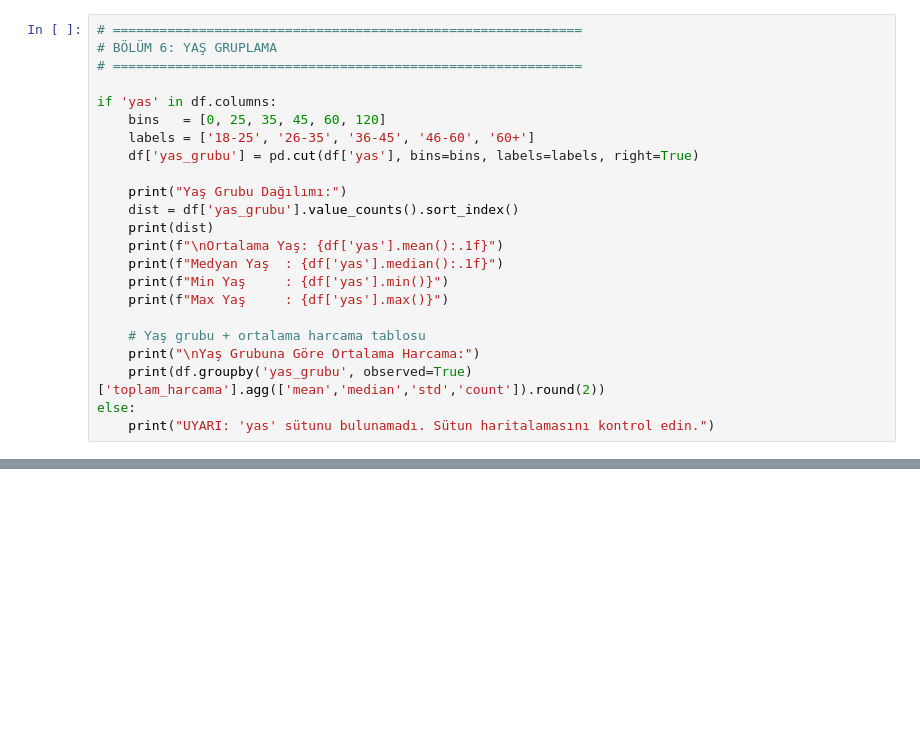
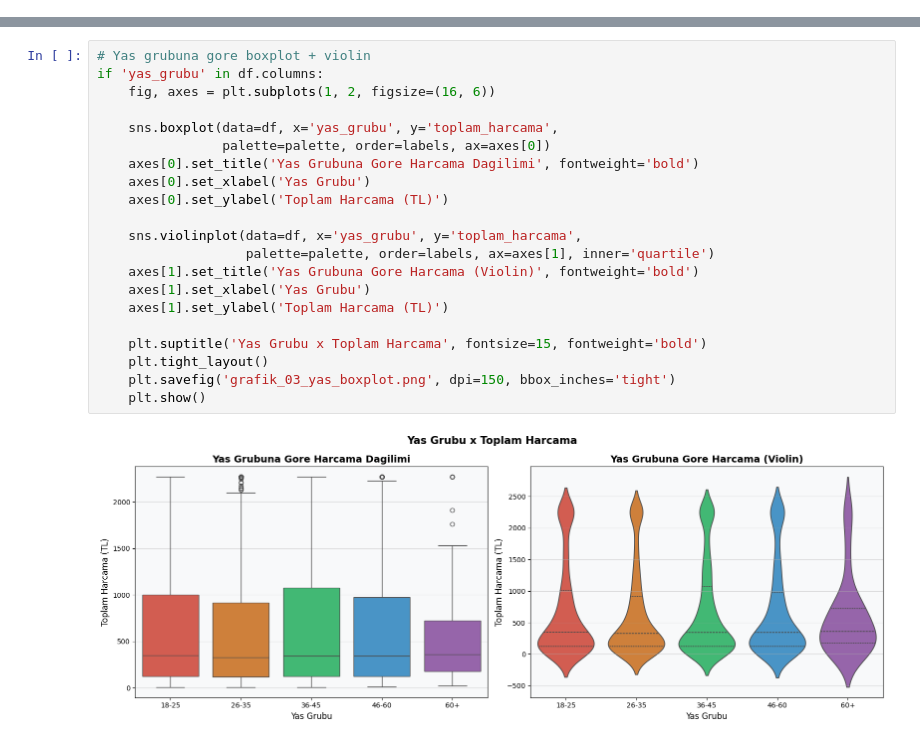
Before and after one commit to sumeyyeyoldas/P-U-PROJECT, a Jupyter notebook: musteri_harcama_analizi.ipynb, the cells around one changed output, grey strips where cells are left out. Saved outputs shown, nothing was run; the diff lists cells and outputs as text; blank space fills up the shorter version.

```diff
--- a/musteri_harcama_analizi.ipynb
+++ b/musteri_harcama_analizi.ipynb
@@ -442,23 +0,0 @@ print("\nYorum: Winsorization, aykırı değerleri silmek yerine sınır değerl
-# %%
-# ============================================================
-# BÖLÜM 6: YAŞ GRUPLAMA
-# ============================================================
-
-if 'yas' in df.columns:
-    bins   = [0, 25, 35, 45, 60, 120]
-    labels = ['18-25', '26-35', '36-45', '46-60', '60+']
-    df['yas_grubu'] = pd.cut(df['yas'], bins=bins, labels=labels, right=True)
-
-    print("Yaş Grubu Dağılımı:")
-    dist = df['yas_grubu'].value_counts().sort_index()
-    print(dist)
-    print(f"\nOrtalama Yaş: {df['yas'].mean():.1f}")
-    print(f"Medyan Yaş  : {df['yas'].median():.1f}")
-    print(f"Min Yaş     : {df['yas'].min()}")
-    print(f"Max Yaş     : {df['yas'].max()}")
-
-    # Yaş grubu + ortalama harcama tablosu
-    print("\nYaş Grubuna Göre Ortalama Harcama:")
-    print(df.groupby('yas_grubu', observed=True)['toplam_harcama'].agg(['mean','median','std','count']).round(2))
-else:
-    print("UYARI: 'yas' sütunu bulunamadı. Sütun haritalamasını kontrol edin.")
@@ -1463,0 +363,23 @@ ve derin öğrenme yöntemleriyle genişletilebilir.
+# %%
+# Yas grubuna gore boxplot + violin
+if 'yas_grubu' in df.columns:
+    fig, axes = plt.subplots(1, 2, figsize=(16, 6))
+
+    sns.boxplot(data=df, x='yas_grubu', y='toplam_harcama',
+                palette=palette, order=labels, ax=axes[0])
+    axes[0].set_title('Yas Grubuna Gore Harcama Dagilimi', fontweight='bold')
+    axes[0].set_xlabel('Yas Grubu')
+    axes[0].set_ylabel('Toplam Harcama (TL)')
+
+    sns.violinplot(data=df, x='yas_grubu', y='toplam_harcama',
+                   palette=palette, order=labels, ax=axes[1], inner='quartile')
+    axes[1].set_title('Yas Grubuna Gore Harcama (Violin)', fontweight='bold')
+    axes[1].set_xlabel('Yas Grubu')
+    axes[1].set_ylabel('Toplam Harcama (TL)')
+
+    plt.suptitle('Yas Grubu x Toplam Harcama', fontsize=15, fontweight='bold')
+    plt.tight_layout()
+    plt.savefig('grafik_03_yas_boxplot.png', dpi=150, bbox_inches='tight')
+    plt.show()
+# %% [output]
+[figure, added]
```
Also changed, not shown: parts of 83 cells of this notebook.
